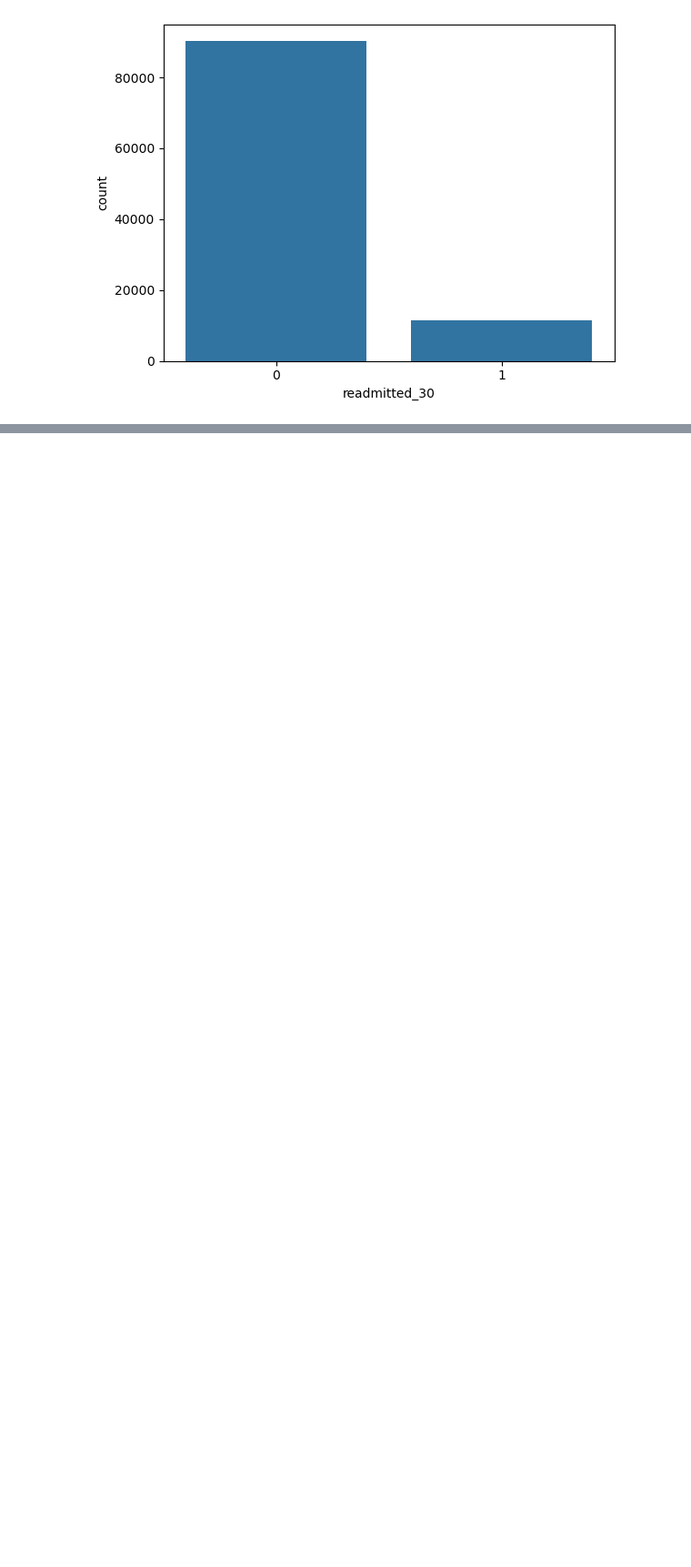
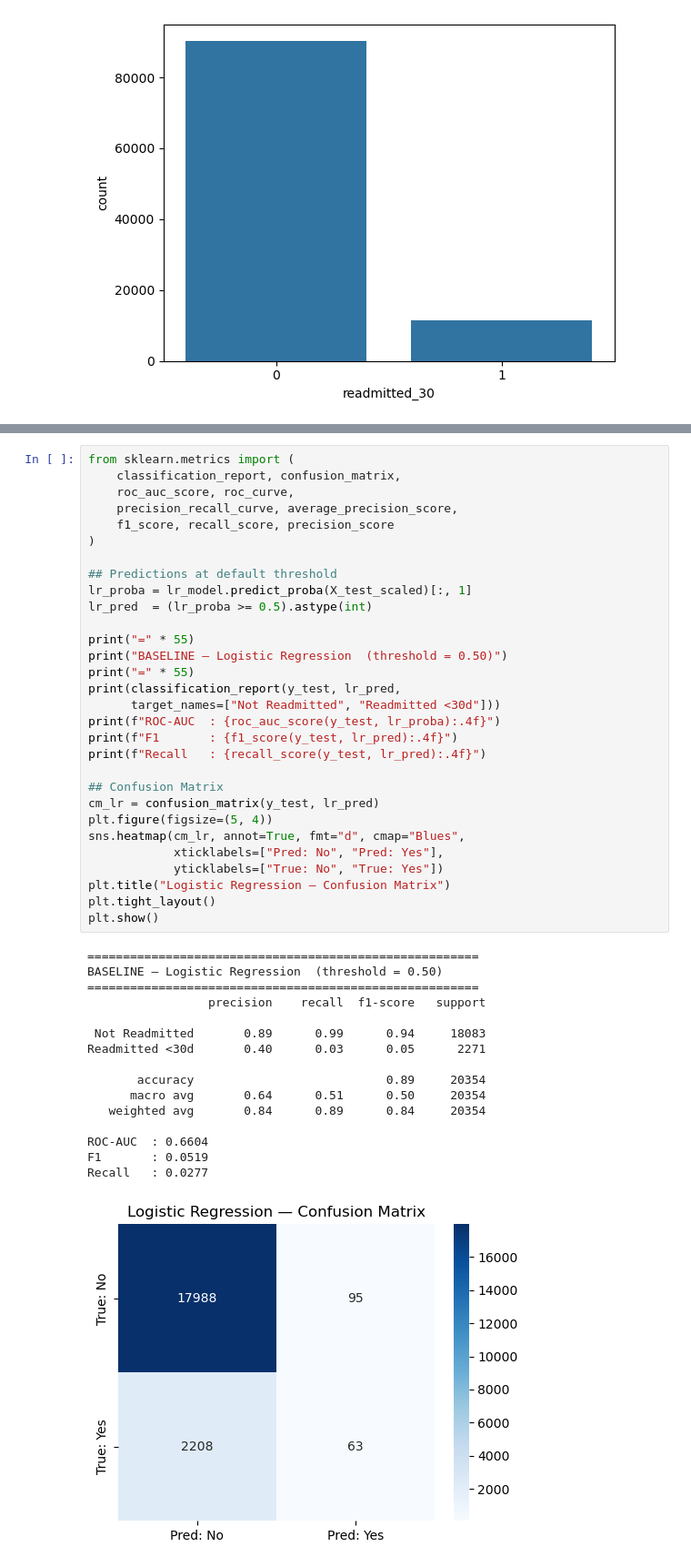
Before and after one commit to oSLaYN/patient-readmission-risk-predictor, a Jupyter notebook: main.ipynb, the cells around one changed output, grey strips where cells are left out. Shown at 91% size. Saved outputs shown, nothing was run; the diff lists cells and outputs as text; blank space fills up the shorter version.

```diff
--- a/main.ipynb
+++ b/main.ipynb
@@ -372,0 +400,47 @@ plt.show()
+# %%
+from sklearn.metrics import (
+    classification_report, confusion_matrix,
+    roc_auc_score, roc_curve,
+    precision_recall_curve, average_precision_score,
+    f1_score, recall_score, precision_score
+)
+
+## Predictions at default threshold
+lr_proba = lr_model.predict_proba(X_test_scaled)[:, 1]
+lr_pred  = (lr_proba >= 0.5).astype(int)
+
+print("=" * 55)
+print("BASELINE — Logistic Regression  (threshold = 0.50)")
+print("=" * 55)
+print(classification_report(y_test, lr_pred,
+      target_names=["Not Readmitted", "Readmitted <30d"]))
+print(f"ROC-AUC  : {roc_auc_score(y_test, lr_proba):.4f}")
+print(f"F1       : {f1_score(y_test, lr_pred):.4f}")
+print(f"Recall   : {recall_score(y_test, lr_pred):.4f}")
+
+## Confusion Matrix
+cm_lr = confusion_matrix(y_test, lr_pred)
+plt.figure(figsize=(5, 4))
+sns.heatmap(cm_lr, annot=True, fmt="d", cmap="Blues",
+            xticklabels=["Pred: No", "Pred: Yes"],
+            yticklabels=["True: No", "True: Yes"])
+plt.title("Logistic Regression — Confusion Matrix")
+plt.tight_layout()
+plt.show()
+# %% [output]
+=======================================================
+BASELINE — Logistic Regression  (threshold = 0.50)
+=======================================================
+                 precision    recall  f1-score   support
+
+ Not Readmitted       0.89      0.99      0.94     18083
+Readmitted <30d       0.40      0.03      0.05      2271
+
+       accuracy                           0.89     20354
+      macro avg       0.64      0.51      0.50     20354
+   weighted avg       0.84      0.89      0.84     20354
+
+ROC-AUC  : 0.6604
+F1       : 0.0519
+Recall   : 0.0277
+[figure, added]
```
Also changed, not shown: parts of 20 cells of this notebook.
